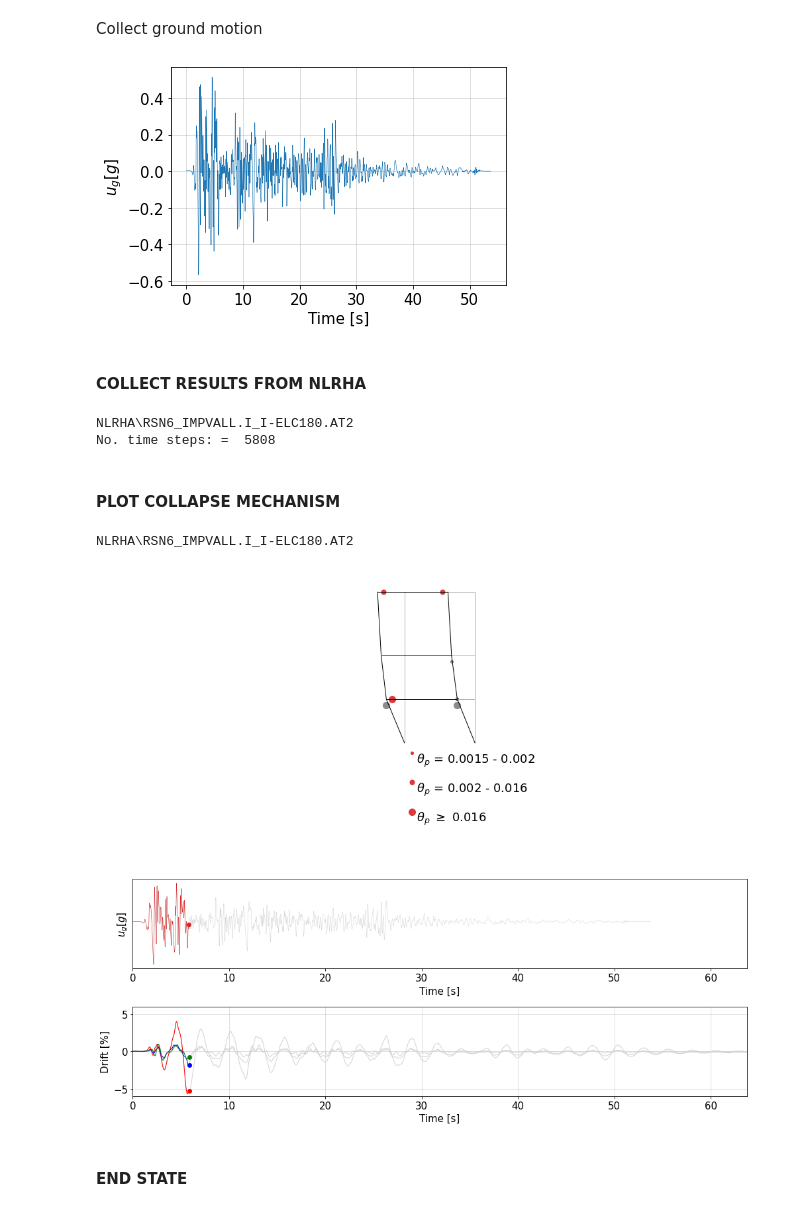
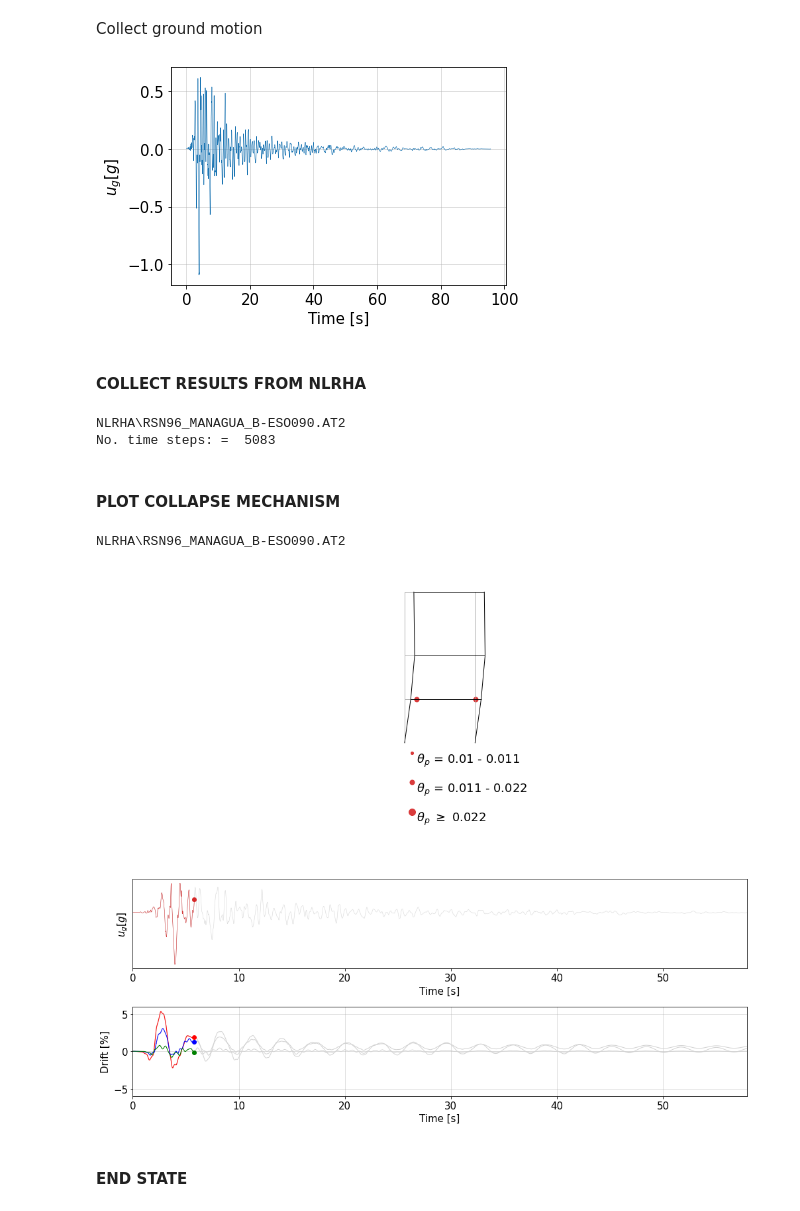
Before and after one commit to galvisf/ModelerWSMF, a Jupyter notebook: OUTPUTS/visualize_frame_NLRHA_ASCE41.ipynb, the cells around one changed output. Drawn from its saved outputs; the diff is of its cells as text; code cells hidden in the pictures.

```diff
--- a/OUTPUTS/visualize_frame_NLRHA_ASCE41.ipynb
+++ b/OUTPUTS/visualize_frame_NLRHA_ASCE41.ipynb
@@ -14,26 +14,26 @@ bldg_name  = 'MainPlace Mall'
 
 results_main_folder = 'NLRHA'
 
-gm_name = 'RSN6_IMPVALL.I_I-ELC180.AT2'
-sf = 2.0220
-dt = 0.010
+# gm_name = 'RSN6_IMPVALL.I_I-ELC180.AT2'
+# sf = 2.0220
+# dt = 0.010
 
 # gm_name = 'RSN9_BORREGO_B-ELC000.AT2'
 # sf = 9.831
 # dt = 0.0050
 
 # gm_name = 'RSN15_KERN_TAF021.AT2'
-# sf = 4.163
-# dt = 0.010
+sf = 4.163
+dt = 0.010
 
 # gm_name = 'RSN28_PARKF_C12050.AT2'
-# gm_name = 'RSN40_BORREGO_A-SON033.AT2'
+# gm_name = 'RSN40_BORREGO_A-SON033.AT2' # collapse
 # gm_name = 'RSN54_SFERN_BSF135.AT2'
-# gm_name = 'RSN55_SFERN_BVP090.AT2'
+# gm_name = 'RSN55_SFERN_BVP090.AT2' # collapse
 # gm_name = 'RSN59_SFERN_CSM095.AT2'
 # gm_name = 'RSN67_SFERN_ISD014.AT2'
-# gm_name = 'RSN86_SFERN_SON033.AT2'
-# gm_name = 'RSN96_MANAGUA_B-ESO090.AT2'
+# gm_name = 'RSN86_SFERN_SON033.AT2' # collapse
+gm_name = 'RSN96_MANAGUA_B-ESO090.AT2'
 
 ##### Frame data #####
 n_stories = 3
@@ -69,7 +69,7 @@ _ = plt.grid(which='both', alpha=0.5)
 _ = plt.xlabel('Time [s]')
 _ = plt.ylabel('$u_g [g]$')
 # %% [output]
-[figure, old version]
+[figure, new version]
 # %% [markdown]
 #### COLLECT RESULTS FROM NLRHA
 # %%
@@ -126,8 +126,8 @@ for model_i, results_folder in enumerate(result_list):
 
 print('No. time steps: = ', str(len(pz_response[results_folder]['pz_rot'][0,0,:])))
 # %% [output]
-NLRHA\RSN6_IMPVALL.I_I-ELC180.AT2
-No. time steps: =  5808
+NLRHA\RSN96_MANAGUA_B-ESO090.AT2
+No. time steps: =  5083
 # %% [markdown]
 #### PLOT COLLAPSE MECHANISM
 # %%
@@ -177,11 +177,11 @@ for model_i, results_folder in enumerate(result_list):
     if cvn == 'ASCE41':
         plot_beam_response_bins_edp(ax, t, edp, joints_x, joints_y, np.abs(beam_plas_rot[results_folder]['hinge_left']),
                                     np.abs(beam_plas_rot[results_folder]['hinge_right']), labelText='$\\theta_p$', plot_scale=plot_scale,
-                               max_marker_size=marker_size, bins=np.array([0, 0.0015, 0.002, 0.016]), edgecolor=color_specs[model_i],
+                               max_marker_size=marker_size, bins=np.array([0.01, 0.01, 0.011, 0.022]), edgecolor=color_specs[model_i],
                                 facecolors=color_specs[model_i], addLegend=True)
         plot_column_response_bins_edp(ax, t, edp, joints_x, joints_y, np.abs(column_response[results_folder]['hinge_bot']),
                                 np.abs(column_response[results_folder]['hinge_top']), labelText='$\\theta_p$', plot_scale=plot_scale,
-                               max_marker_size=marker_size, bins=np.array([0, 0.0025, 0.01, 0.01]), edgecolor='grey',
+                               max_marker_size=marker_size, bins=np.array([0.11, 0.12, 0.13, 0.15]), edgecolor='grey',
                                 facecolors='grey', addLegend=False)
         plot_column_response_bins_edp(ax, t, edp, joints_x, joints_y, np.zeros(column_list.shape),
                                       np.max(np.abs(pz_response[results_folder]['pz_rot']),axis=2), d_y=0, max_value=1,
@@ -194,11 +194,11 @@ for model_i, results_folder in enumerate(result_list):
                           one_fracture_color=color_specs[model_i], both_fractures_color='k')
         plot_beam_response_bins_edp(ax, t, edp, joints_x, joints_y, np.abs(beam_plas_rot[results_folder]['hinge_left']),
                                     np.abs(beam_plas_rot[results_folder]['hinge_right']), labelText='$\\theta_p$', plot_scale=plot_scale,
-                               max_marker_size=marker_size, bins=np.array([0, 0.0025, 0.01, 0.02]), edgecolor='grey',
+                               max_marker_size=marker_size, bins=np.array([0.022, 0.022, 0.025, 0.045]), edgecolor='grey',
                                 facecolors='grey', addLegend=False)
         plot_column_response_bins_edp(ax, t, edp, joints_x, joints_y, np.abs(column_response[results_folder]['hinge_bot']),
                                 np.abs(column_response[results_folder]['hinge_top']), labelText='$\\theta_p$', plot_scale=plot_scale,
-                               max_marker_size=marker_size, bins=np.array([0, 0.0025, 0.01, 0.02]), edgecolor='grey',
+                               max_marker_size=marker_size, bins=np.array([0.11, 0.12, 0.13, 0.15]), edgecolor='grey',
                                 facecolors='grey', addLegend=False)
         plot_column_response_bins_edp(ax, t, edp, joints_x, joints_y, np.zeros(column_list.shape),
                                       np.max(np.abs(pz_response[results_folder]['pz_rot']),axis=2), d_y=0, max_value=1,
@@ -236,35 +236,35 @@ for model_i, results_folder in enumerate(result_list):
     # Plot drift demand
     time_response = pz_response[results_folder]['time']
     t_to_plot = time_response[t]
     if t_to_plot >= time_response[-1]:
         t_to_plot_idx = -1
     else:
         t_to_plot_idx = int(np.argwhere(time_response > t_to_plot)[0][0]) # index to plot
 
     ax = ax_list[2]#, model_i]
 
     _ = ax.plot(time_response, story_response[results_folder]['drift'][0,:]*100, color='lightgrey', linewidth=1)
     _ = ax.plot(time_response, story_response[results_folder]['drift'][1,:]*100, color='lightgrey', linewidth=1)
     _ = ax.plot(time_response, story_response[results_folder]['drift'][2,:]*100, color='lightgrey', linewidth=1)
 
     _ = ax.plot(time_response[0:t_to_plot_idx], story_response[results_folder]['drift'][0,0:t_to_plot_idx]*100, color='r', linewidth=1)
     _ = ax.plot(time_response[0:t_to_plot_idx], story_response[results_folder]['drift'][1,0:t_to_plot_idx]*100, color='b', linewidth=1)
     _ = ax.plot(time_response[0:t_to_plot_idx], story_response[results_folder]['drift'][2,0:t_to_plot_idx]*100, color='g', linewidth=1)
 
     _ = ax.plot(time_response[t_to_plot_idx], story_response[results_folder]['drift'][0,t_to_plot_idx]*100, color='r', marker='o')
     _ = ax.plot(time_response[t_to_plot_idx], story_response[results_folder]['drift'][1,t_to_plot_idx]*100, color='b', marker='o')
     _ = ax.plot(time_response[t_to_plot_idx], story_response[results_folder]['drift'][2,t_to_plot_idx]*100, color='g', marker='o')
 
     _ = ax.grid(which='both', alpha=0.5)
     _ = ax.set_ylim([-6, 6])
     _ = ax.set_xlim([0, time_response[-1]])
     _ = ax.set_xlabel('Time [s]')
     _ = ax.set_ylabel('Drift [%]')
 
 plt.tight_layout()
 # %% [output]
-NLRHA\RSN6_IMPVALL.I_I-ELC180.AT2
+NLRHA\RSN96_MANAGUA_B-ESO090.AT2
-[figure, old version]
+[figure, new version]
 # %% [markdown]
 #### END STATE
 # %%
```
Also changed, not shown: parts of 6 cells of this notebook, 30 other files.
